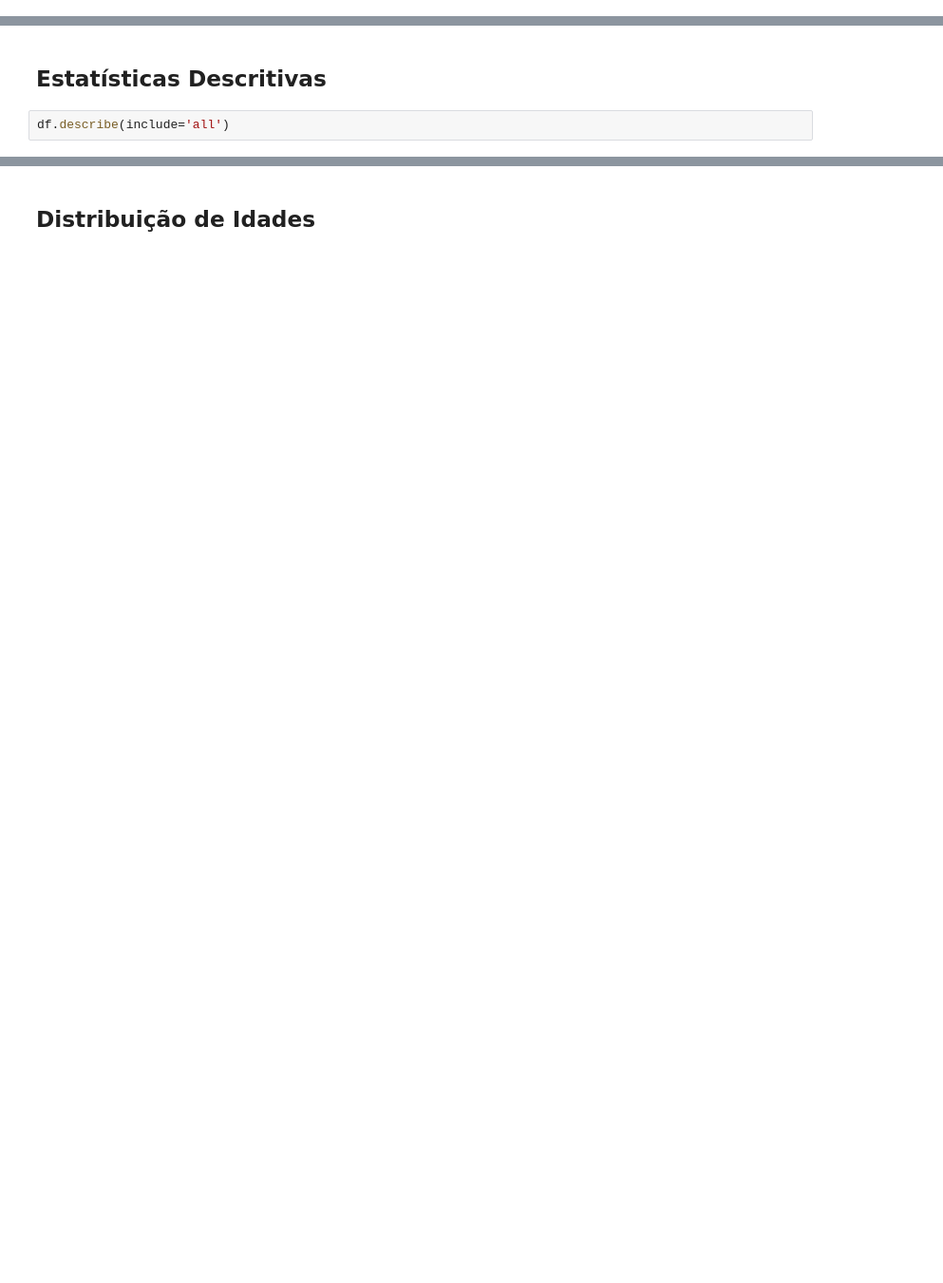
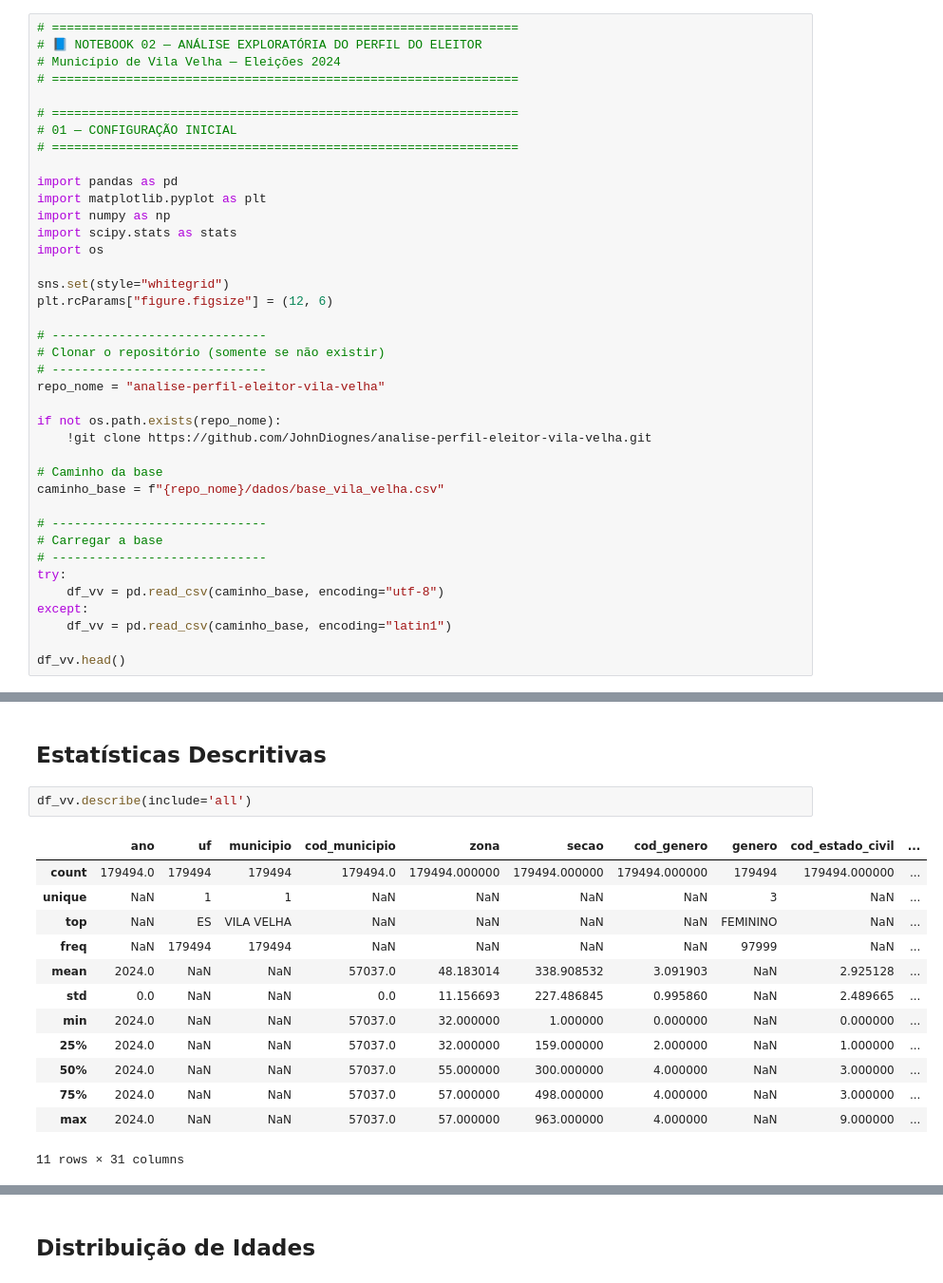
Before and after one commit to JohnDiognes/analise-perfil-eleitor-vila-velha, a Jupyter notebook: notebooks/Notebook_05_analises_estatisticas.ipynb, the cells around one changed output, grey strips where cells are left out. Shown at 95% size. Drawn from its saved outputs; the diff is of its cells as text; blank space fills up the shorter version.

```diff
--- a/notebooks/Notebook_05_analises_estatisticas.ipynb
+++ b/notebooks/Notebook_05_analises_estatisticas.ipynb
@@ -10,0 +6,39 @@ df.head()
+# %%
+# ===============================================================
+# 📘 NOTEBOOK 02 — ANÁLISE EXPLORATÓRIA DO PERFIL DO ELEITOR
+# Município de Vila Velha — Eleições 2024
+# ===============================================================
+
+# ===============================================================
+# 01 — CONFIGURAÇÃO INICIAL
+# ===============================================================
+
+import pandas as pd
+import matplotlib.pyplot as plt
+import numpy as np
+import scipy.stats as stats
+import os
+
+sns.set(style="whitegrid")
+plt.rcParams["figure.figsize"] = (12, 6)
+
+# -----------------------------
+# Clonar o repositório (somente se não existir)
+# -----------------------------
+repo_nome = "analise-perfil-eleitor-vila-velha"
+
+if not os.path.exists(repo_nome):
+    !git clone https://github.com/JohnDiognes/analise-perfil-eleitor-vila-velha.git
+
+# Caminho da base
+caminho_base = f"{repo_nome}/dados/base_vila_velha.csv"
+
+# -----------------------------
+# Carregar a base
+# -----------------------------
+try:
+    df_vv = pd.read_csv(caminho_base, encoding="utf-8")
+except:
+    df_vv = pd.read_csv(caminho_base, encoding="latin1")
+
+df_vv.head()
@@ -11,4 +53,18 @@ df.head()
 # %% [markdown]
 ## Estatísticas Descritivas
 # %%
-df.describe(include='all')
+df_vv.describe(include='all')
+# %% [output]
+|  | ano | uf | municipio | cod_municipio | zona | secao | cod_genero | genero | cod_estado_civil | ... |
+| count | 179494.0 | 179494 | 179494 | 179494.0 | 179494.000000 | 179494.000000 | 179494.000000 | 179494 | 179494.000000 | ... |
+| unique | NaN | 1 | 1 | NaN | NaN | NaN | NaN | 3 | NaN | ... |
+| top | NaN | ES | VILA VELHA | NaN | NaN | NaN | NaN | FEMININO | NaN | ... |
+| freq | NaN | 179494 | 179494 | NaN | NaN | NaN | NaN | 97999 | NaN | ... |
+| mean | 2024.0 | NaN | NaN | 57037.0 | 48.183014 | 338.908532 | 3.091903 | NaN | 2.925128 | ... |
+| std | 0.0 | NaN | NaN | 0.0 | 11.156693 | 227.486845 | 0.995860 | NaN | 2.489665 | ... |
+| min | 2024.0 | NaN | NaN | 57037.0 | 32.000000 | 1.000000 | 0.000000 | NaN | 0.000000 | ... |
+| 25% | 2024.0 | NaN | NaN | 57037.0 | 32.000000 | 159.000000 | 2.000000 | NaN | 1.000000 | ... |
+| 50% | 2024.0 | NaN | NaN | 57037.0 | 55.000000 | 300.000000 | 4.000000 | NaN | 3.000000 | ... |
+| 75% | 2024.0 | NaN | NaN | 57037.0 | 57.000000 | 498.000000 | 4.000000 | NaN | 3.000000 | ... |
+| max | 2024.0 | NaN | NaN | 57037.0 | 57.000000 | 963.000000 | 4.000000 | NaN | 9.000000 | ... |
+11 rows × 31 columns
```
Also changed, not shown: parts of 38 cells of this notebook.
